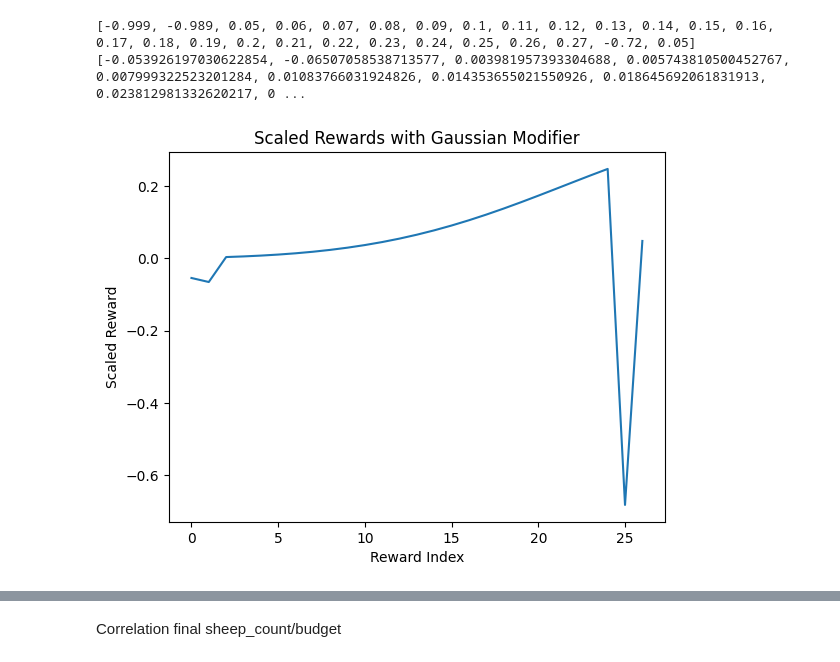
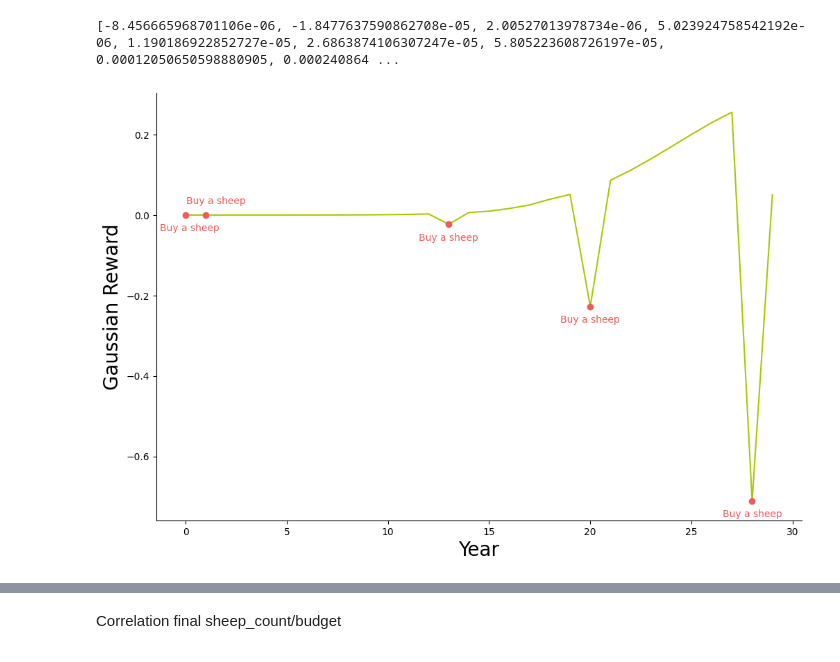
Before and after one commit to LeonardoAcquaroli/manage-a-farm-with-reinforcement-learning, a Jupyter notebook: plots.ipynb, the cells around one changed output, grey strips where cells are left out. Saved outputs shown, nothing was run; the diff lists cells and outputs as text; code cells hidden in the pictures.

Commit message:
gaussian

```diff
--- a/plots.ipynb
+++ b/plots.ipynb
@@ -10,30 +10,42 @@ import source.farm_env # Import necessary to register the gym environment
 # %%
 import numpy as np
 import math
+
 import matplotlib.pyplot as plt
 
-rewards = [-0.999, -0.989, 0.05, 0.06, 0.07, 0.08, 0.09, 0.1, 0.11, 0.12, 0.13, 0.14, 0.15, 0.16, 0.17, 0.18, 0.19, 0.2, 0.21, 0.22, 0.23, 0.24, 0.25, 0.26, 0.27, -0.72, 0.05]
-
-print(rewards)
+rewards = [-0.999, -0.989, 0.05, 0.06, 0.07, 0.08, 0.09, 0.1, 0.11, 0.12, 0.13, 0.14, 0.15, -0.8, 0.14, 0.145, 0.17, 0.185, 0.21, 0.205, -0.7, 0.21, 0.22, 0.23, 0.24, 0.25, 0.26, 0.27, -0.72, 0.05]
 
 gaussian_rewards = []
-sigma = 12
+sigma = 6
 
 for i, reward in enumerate(rewards):
     reward = np.clip(reward, -0.999, 0.999)
     std_reward = (reward - (-0.999)) / (0.999 - (-0.999))
     scaled_reward = std_reward * (1 - -1) + -1
     gaussian_modifier = math.exp(-((i+1) - 30)**2 / (2 * (sigma**2)))
     gaussian_rewards.append(scaled_reward * gaussian_modifier)
 
 print(gaussian_rewards)
-# plt.plot(range(len(gaussian_rewards[2:-2])), gaussian_rewards[2:-2])
-plt.plot(range(len(gaussian_rewards)), gaussian_rewards)
-plt.xlabel('Reward Index')
-plt.ylabel('Scaled Reward')
-plt.title('Scaled Rewards with Gaussian Modifier')
+
+plt.figure(figsize=(12, 8))
+plt.gca().spines['top'].set_visible(False)
+plt.gca().spines['right'].set_visible(False)
+plt.plot(range(len(gaussian_rewards)), gaussian_rewards, color='#acc700')
+plt.xlabel('Year', size=20)
+plt.ylabel('Gaussian Reward', size=20)
+
+# Add red text for negative rewards
+for i, reward in enumerate(rewards):
+    d, r, c = 1, 1, 0
+    if reward < 0:
+        if i == 1:
+            d, r = -0.7, 1.5
+        if i == 0:
+            c = 0.2
+        plt.text(i*r+c, gaussian_rewards[i] - 0.04 * d, "Buy a sheep", color='#ee5c59', size=10, ha='center')
+        plt.plot(i, gaussian_rewards[i], 'o', color='#ee5c59')  # Add red dot
+
 plt.show()
 # %% [output]
-[-0.999, -0.989, 0.05, 0.06, 0.07, 0.08, 0.09, 0.1, 0.11, 0.12, 0.13, 0.14, 0.15, 0.16, 0.17, 0.18, 0.19, 0.2, 0.21, 0.22, 0.23, 0.24, 0.25, 0.26, 0.27, -0.72, 0.05]
-[-0.053926197030622854, -0.06507058538713577, 0.003981957393304688, 0.005743810500452767, 0.007999322523201284, 0.01083766031924826, 0.014353655021550926, 0.018645692061831913, 0.023812981332620217, 0 ...
+[-8.456665968701106e-06, -1.8477637590862708e-05, 2.00527013978734e-06, 5.023924758542192e-06, 1.190186922852727e-05, 2.6863874106307247e-05, 5.805223608726197e-05, 0.00012050650598880905, 0.000240864 ...
-[figure, old version]
+[figure, new version]
```
Also changed, not shown: parts of 1 cell of this notebook.
